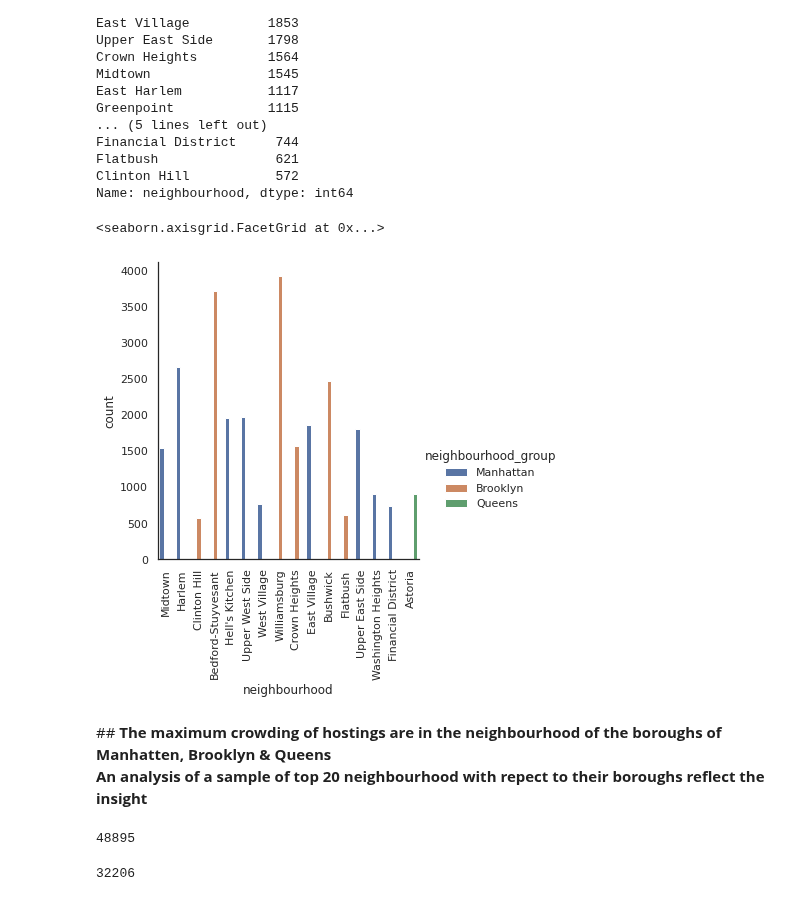
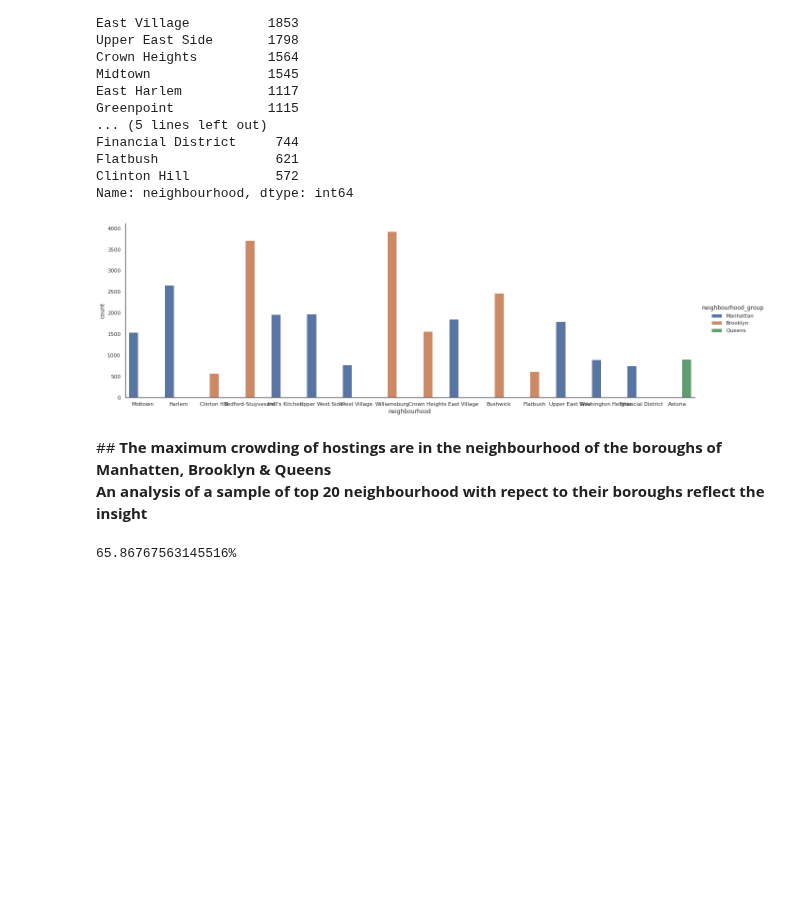
Before and after one commit to Ayaj-Ahmed/CAPSTONE-EDA, a Jupyter notebook: Airbnb_Bookings_EDA_Capstone_Project.ipynb, the cells around one changed output. Cells and saved outputs as stored; diff of their text form; code cells hidden in the pictures; blank space fills up the shorter version.

```diff
--- a/Airbnb_Bookings_EDA_Capstone_Project.ipynb
+++ b/Airbnb_Bookings_EDA_Capstone_Project.ipynb
@@ -45,0 +27,4 @@ airbnb.head(3)
+# %%
+url='https://raw.githubusercontent.com/Ayaj-Ahmed/CAPSTONE-EDA/main/airbnbnyc2019.csv'
+airbnb=pd.read_csv(url)
+airbnb.head(3)
@@ -173,6 +168,6 @@ top_host_check
 # %%
 #setting figure size for future visualizations
-sns.set(rc={'figure.figsize':(10,8)})
+sns.set(rc={'figure.figsize':(13,7)})
 sns.set_style('white')
 top_10_host_df=pd.DataFrame(top_10_host)
 top_10_host_df.reset_index(inplace=True)
@@ -241,26 +235,31 @@ Name: neighbourhood, dtype: int64
 # %%
 #let's now combine this data with our boroughs for a rich visualization and some meaninful insight
 
 #grabbing top 20 neighbourhoods for sub-dataframe
-sub_7=airbnb.loc[airbnb['neighbourhood'].isin(['Williamsburg','Bedford-Stuyvesant','Harlem','Bushwick',
+
+sub_1=airbnb.loc[airbnb['neighbourhood'].isin(['Williamsburg','Bedford-Stuyvesant','Harlem','Bushwick',
                  'Upper West Side','Hell\'s Kitchen','East Village','Upper East Side','Crown Heights','Midtown','East Harlem''Greenpoint',
                  'Chelsea''Lower East Side','Astoria','Washington Heights','West Village','Financial District','Flatbush','Clinton Hill'])]
 #using catplot to represent multiple interesting attributes together and a count
-viz_3=sns.catplot(x='neighbourhood', hue='neighbourhood_group', data=sub_7, kind='count')
-viz_3.set_xticklabels(rotation=90)
+
+viz_2=sns.catplot(x='neighbourhood', hue='neighbourhood_group', data=sub_1, kind='count',
+                  height=6, # make the plot 5 units high
+                  aspect=3) # height should be three times width
+#In Catplot plt.figure() gets ignored: The reason for this is that the higher level plotting functions in seaborn
+#(what the documentation calls Figure-level interfaces) have a different way of managing size, largely due to the fact that the often produce multiple subplots.
+#To set the size when using catplot() or relplot() (also pairplot(), lmplot() and jointplot()), use the height keyword to control the size
+#and the aspect keyword to control the shape:
 # %% [output]
-<seaborn.axisgrid.FacetGrid at 0x...>
-[figure, old version]
+[figure, new version]
 # %% [markdown]
 ##<b> The maximum crowding of hostings are in the neighbourhood of the boroughs of Manhatten, Brooklyn & Queens
 An analysis of a sample of top 20 neighbourhood with repect to their boroughs reflect the insight</b>
-# %%
-# Total Listing across neighbourhood
-sum(airbnb.neighbourhood.value_counts())
-# %% [output]
-48895
 # %%
-# Total Listing across Top 20 neighbourhood
-sum(airbnb.neighbourhood.value_counts().head(20))
+# Total Listing across neighbourhood
+a= sum(airbnb.neighbourhood.value_counts())
+# Listing across Top 20 neighbourhood
+b= sum(airbnb.neighbourhood.value_counts().head(20))
+# Percentage of listing in Top 20 Neighbourhood
+print(f'{b/a*100}%')
 # %% [output]
-32206
+65.86767563145516%
```
Also changed, not shown: parts of 34 cells of this notebook.
